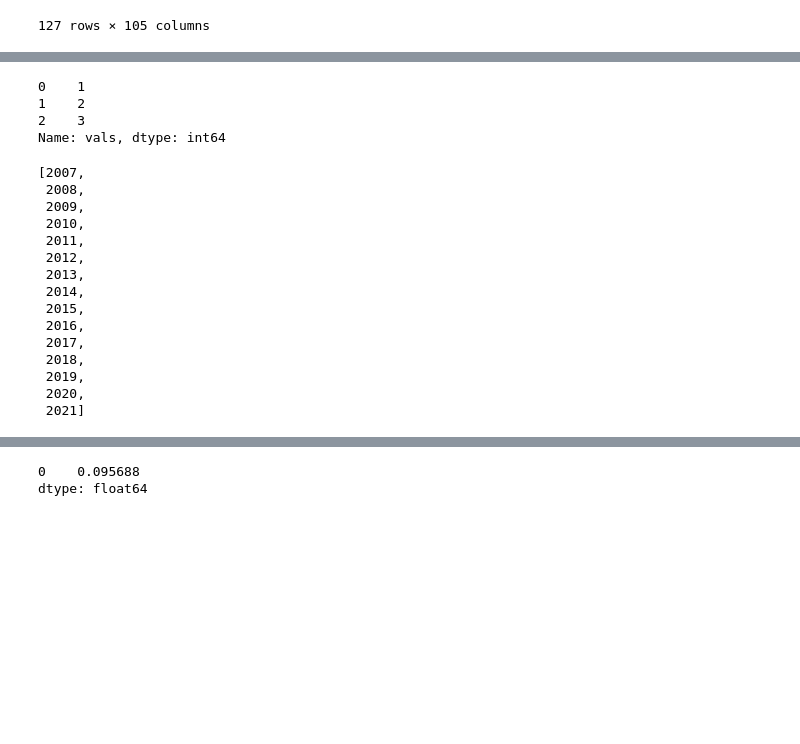
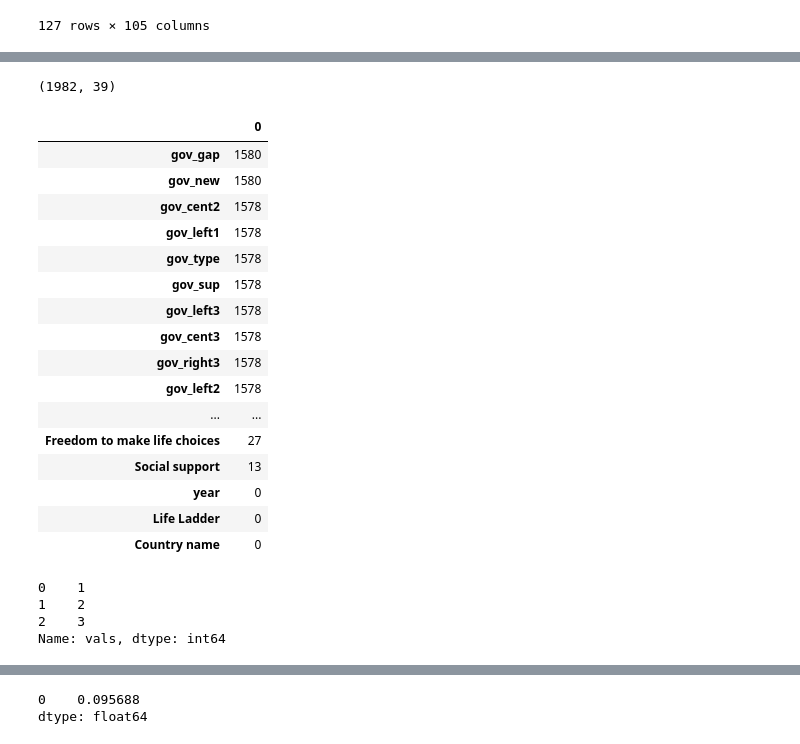
Before and after one commit to AdamKreitz/Medical-Disparity-Causal-Analysis, a Jupyter notebook: src/EDA.ipynb, the cells around one changed output, grey strips where cells are left out. Cells and saved outputs as stored; diff of their text form; code cells hidden in the pictures; blank space fills up the shorter version.

```diff
--- a/src/EDA.ipynb
+++ b/src/EDA.ipynb
@@ -262,3 +353,26 @@ dtype: float64
+# %%
+years_included_df = temp_df[(temp_df['year'] >= 2007) & (temp_df['year'] <= 2021)]
+print(years_included_df.shape)
+pd.DataFrame(years_included_df.isnull().sum()).sort_values(by  = 0, ascending = False).head(100)
+# %% [output]
+(1982, 39)
+|  | 0 |
+| gov_gap | 1580 |
+| gov_new | 1580 |
+| gov_cent2 | 1578 |
+| gov_left1 | 1578 |
+| gov_type | 1578 |
+| gov_sup | 1578 |
+| gov_left3 | 1578 |
+| gov_cent3 | 1578 |
+| gov_right3 | 1578 |
+| gov_left2 | 1578 |
+| ... | ... |
+| Freedom to make life choices | 27 |
+| Social support | 13 |
+| year | 0 |
+| Life Ladder | 0 |
+| Country name | 0 |
 # %%
 pd.DataFrame({'year':[1,2,3]})
 pd.DataFrame({'vals':[1,2,3]})['vals']
@@ -267,22 +381,3 @@ pd.DataFrame({'vals':[1,2,3]})['vals']
 1    2
 2    3
 Name: vals, dtype: int64
-# %%
-included_years = [i for i in range(2007,2022)]
-included_years
-# %% [output]
-[2007,
- 2008,
- 2009,
- 2010,
- 2011,
- 2012,
- 2013,
- 2014,
- 2015,
- 2016,
- 2017,
- 2018,
- 2019,
- 2020,
- 2021]
```
Also changed, not shown: parts of 11 cells of this notebook, 3 other files.
